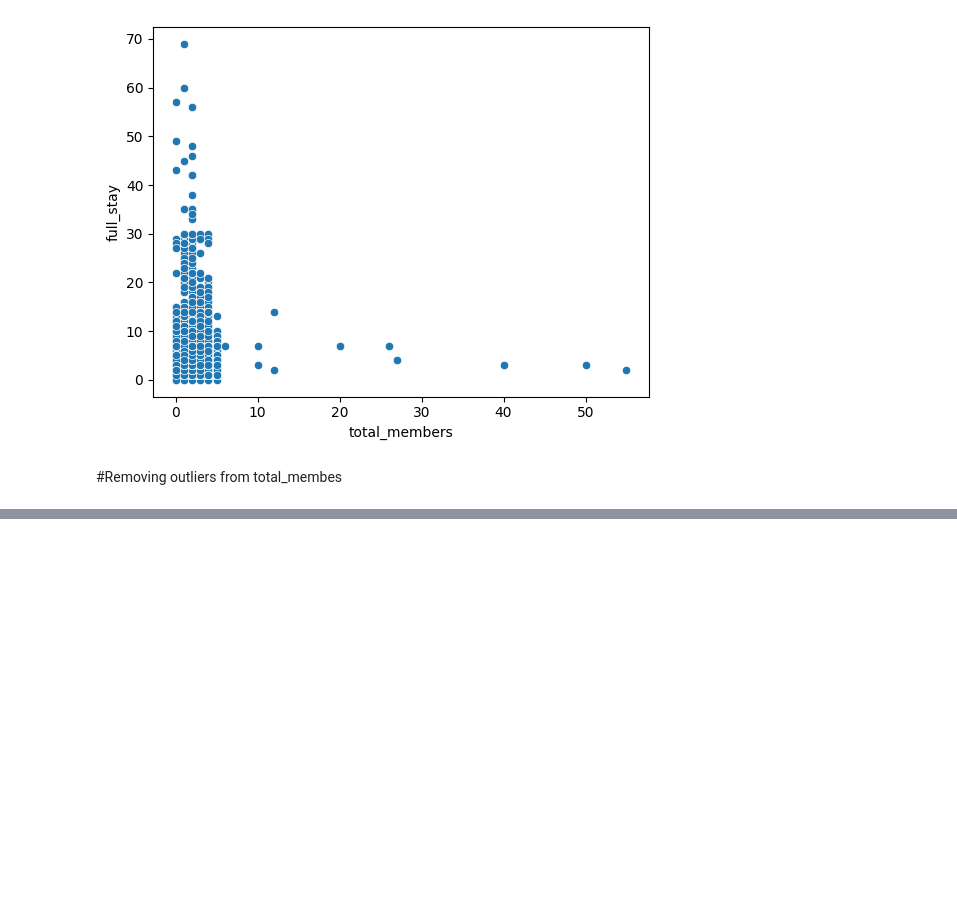
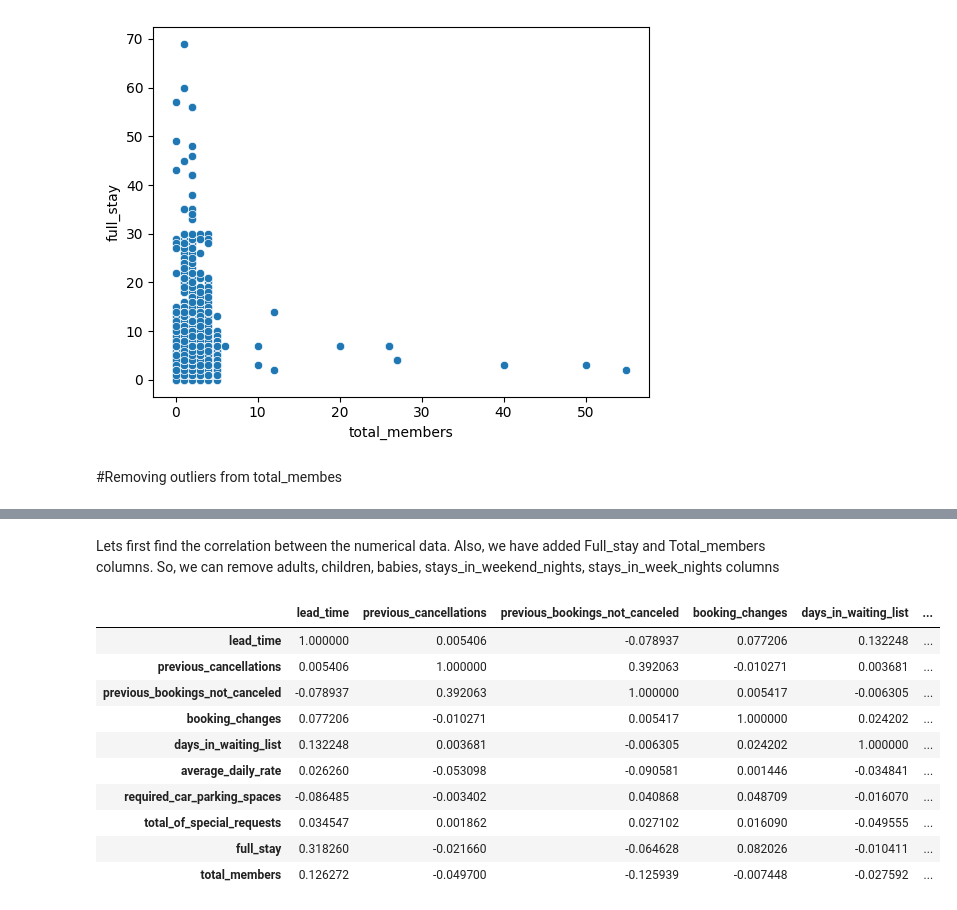
Before and after one commit to vishant750/hotelbookinganalysis, a Jupyter notebook: EDA_Hotel_Analysis.ipynb, the cells around one changed output, grey strips where cells are left out. Drawn from its saved outputs; the diff is of its cells as text; code cells hidden in the pictures; blank space fills up the shorter version.

```diff
--- a/EDA_Hotel_Analysis.ipynb
+++ b/EDA_Hotel_Analysis.ipynb
@@ -264,0 +265,2 @@ memory usage: 24.7+ MB
+# %% [markdown]
+Lets first find the correlation between the numerical data. Also, we have added Full_stay and Total_members columns. So, we can remove adults, children, babies, stays_in_weekend_nights, stays_in_week_nights columns
@@ -264,0 +269,14 @@ memory usage: 24.7+ MB
+# %%
+corr_df.corr()
+# %% [output]
+|  | lead_time | previous_cancellations | previous_bookings_not_canceled | booking_changes | days_in_waiting_list | ... |
+| lead_time | 1.000000 | 0.005406 | -0.078937 | 0.077206 | 0.132248 | ... |
+| previous_cancellations | 0.005406 | 1.000000 | 0.392063 | -0.010271 | 0.003681 | ... |
+| previous_bookings_not_canceled | -0.078937 | 0.392063 | 1.000000 | 0.005417 | -0.006305 | ... |
+| booking_changes | 0.077206 | -0.010271 | 0.005417 | 1.000000 | 0.024202 | ... |
+| days_in_waiting_list | 0.132248 | 0.003681 | -0.006305 | 0.024202 | 1.000000 | ... |
+| average_daily_rate | 0.026260 | -0.053098 | -0.090581 | 0.001446 | -0.034841 | ... |
+| required_car_parking_spaces | -0.086485 | -0.003402 | 0.040868 | 0.048709 | -0.016070 | ... |
+| total_of_special_requests | 0.034547 | 0.001862 | 0.027102 | 0.016090 | -0.049555 | ... |
+| full_stay | 0.318260 | -0.021660 | -0.064628 | 0.082026 | -0.010411 | ... |
+| total_members | 0.126272 | -0.049700 | -0.125939 | -0.007448 | -0.027592 | ... |
```
Also changed, not shown: parts of 9 cells of this notebook.
